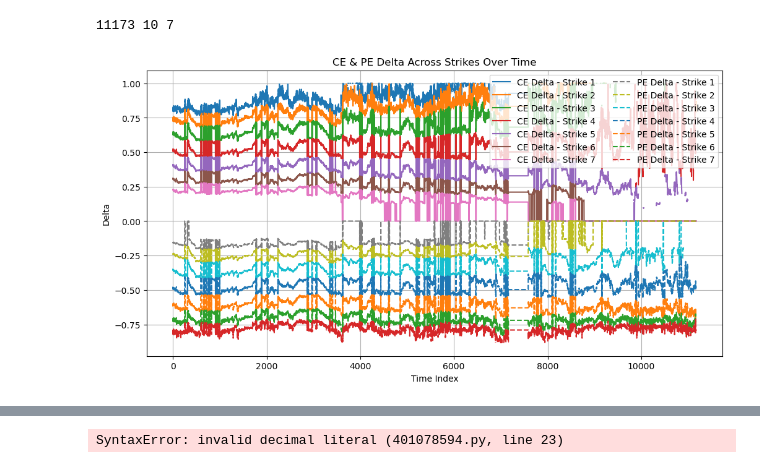
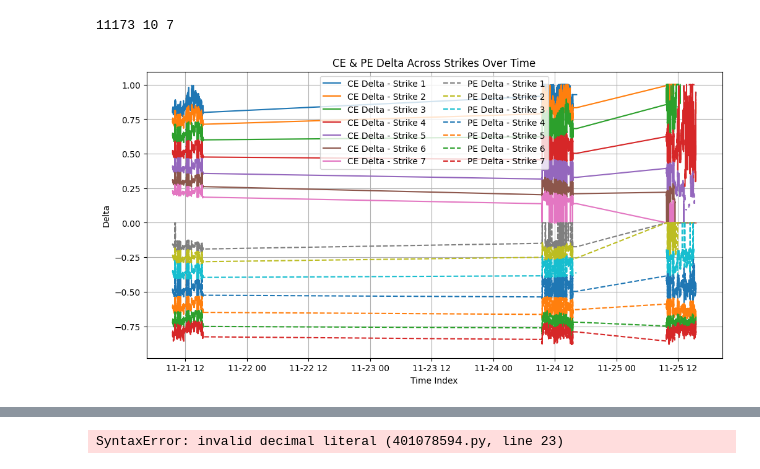
Before and after one commit to akshatagrawal023/strats, a Jupyter notebook: ML learning/EDA.ipynb, the cells around one changed output, grey strips where cells are left out. Cells and saved outputs as stored; diff of their text form; code cells hidden in the pictures.

```diff
--- a/ML learning/EDA.ipynb
+++ b/ML learning/EDA.ipynb
@@ -95,30 +99,30 @@ print(T , G,  S)
 # %%
 import matplotlib.pyplot as plt
 import numpy as np
 
 # arr = your 3D array (T, 10, S)
 
 T, G, S = greeks.shape
-time_axis = np.arange(T)
+time_axis = ts
 
 CE_DELTA = greeks[:, 2, :]   # shape = (T, S)
 PE_DELTA = greeks[:, 3, :]   # shape = (T, S)
 
 plt.figure(figsize=(12, 6))
 
 # Plot CE delta for all strikes
 for i in range(S):
     plt.plot(time_axis, CE_DELTA[:, i], label=f"CE Delta - Strike {i+1}")
 
 # Plot PE delta for all strikes
 for i in range(S):
     plt.plot(time_axis, PE_DELTA[:, i], linestyle='--', label=f"PE Delta - Strike {i+1}")
 
 plt.title("CE & PE Delta Across Strikes Over Time")
 plt.xlabel("Time Index")
 plt.ylabel("Delta")
 plt.legend(ncol=2)
 plt.grid(True)
 plt.show()
 # %% [output]
-[figure, old version]
+[figure, new version]
```
Also changed, not shown: parts of 4 cells of this notebook.
